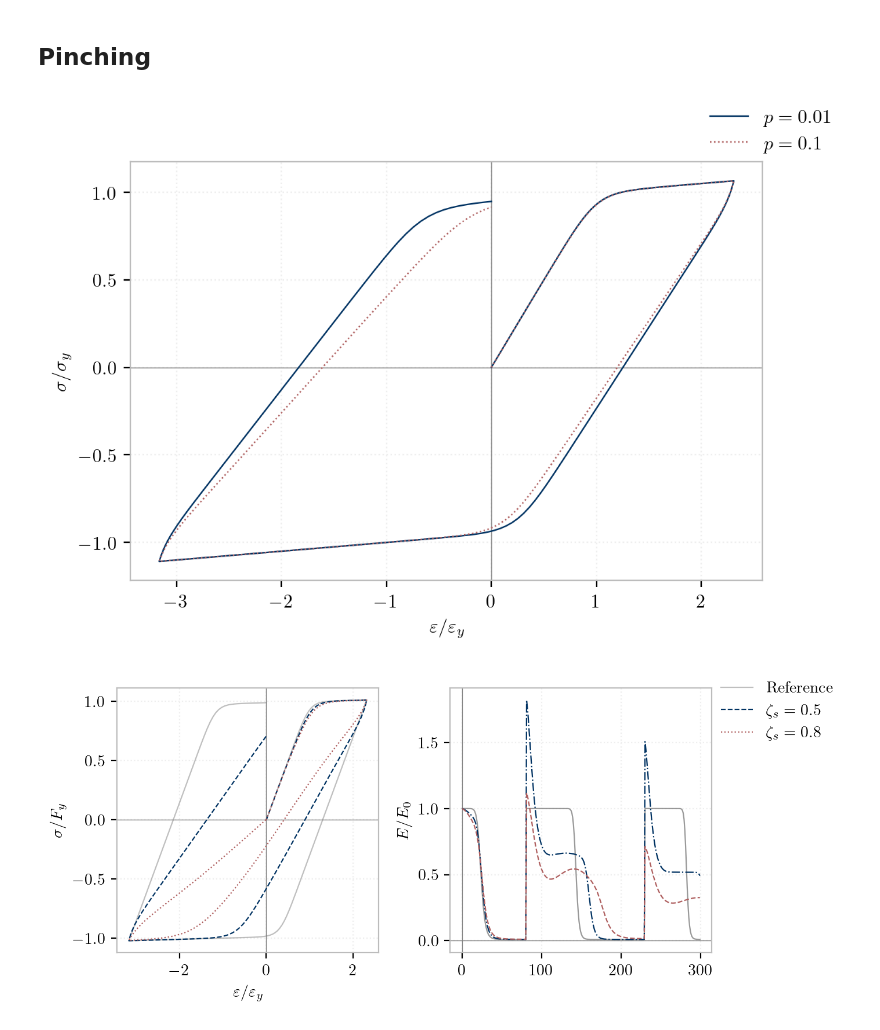
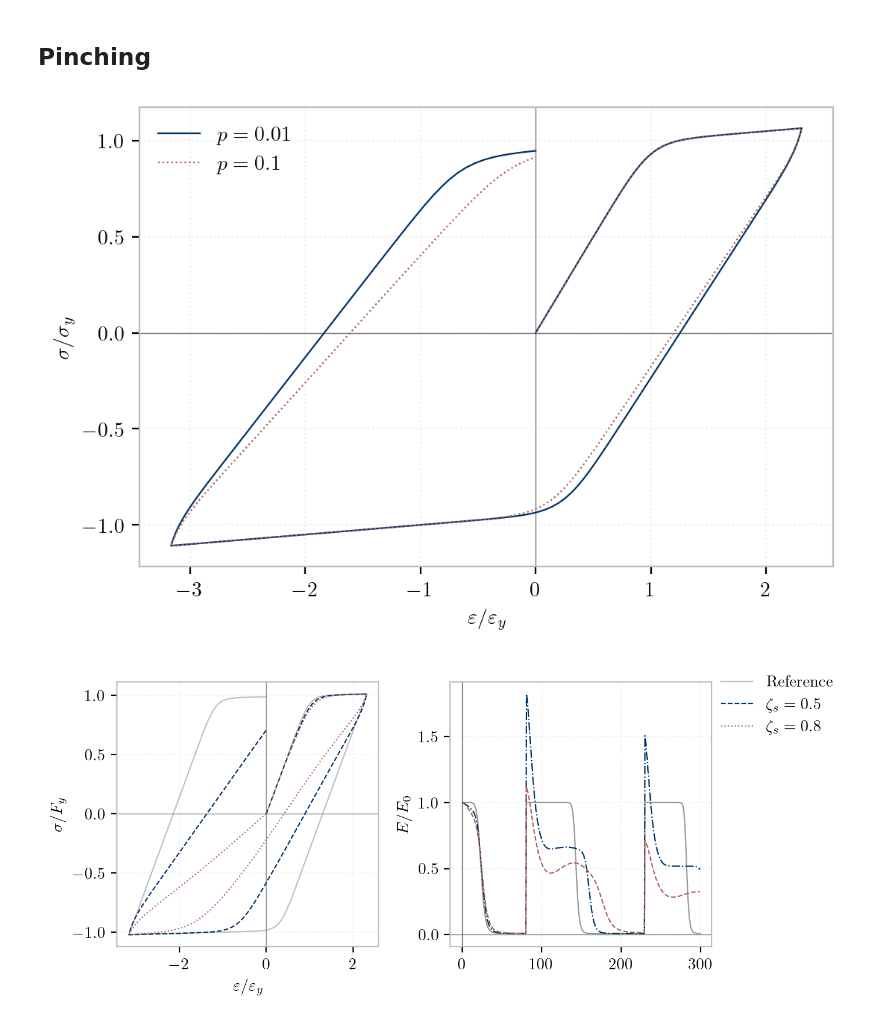
Before and after one commit to peer-open-source/benchmarks, a Jupyter notebook: benchmarks/material-0004/main.ipynb, the cells around one changed output. Drawn from its saved outputs; the diff is of its cells as text; code cells hidden in the pictures.

```diff
--- a/benchmarks/material-0004/main.ipynb
+++ b/benchmarks/material-0004/main.ipynb
@@ -7,9 +7,12 @@ import xara
 import itertools
 import matplotlib.pyplot as plt
 from matplotlib.gridspec import GridSpec
-plt.style.use("veux-web")
+try:
+    plt.style.use("veux-web")
+except:
+    pass
 import numpy as np
-from opensees.units.english import ksi
+from xara.units.english import ksi
 
 def create_figure():
     fig, ax = plt.subplots(figsize=(6, 4)) # 5,3
@@ -21,7 +24,7 @@ def create_figure():
     return fig, ax
 
 
-class Plot:
+class PlotStrainTest:
     def __init__(self, strain, reference=None, label=None):
         self._strain = strain
         self._label = label
@@ -213,35 +215,35 @@ strain = 3*np.sin(np.linspace(0, 2.0*np.pi, 300))*np.linspace(0.8, 1.1, 300)**2
 fig, ax = create_figure()
 
 material = {
     "E": Es,
     "Fy": Fy,
     "alpha": 0.05,
     "beta": 1.5,
     "n": 10,
     # "pinch_slope": 1,
     "pinch_start": 0.0,
     "pinch_slip": 1,
     "pinch_rate": 1,
     "pinch_size": 1,
     "pinch_lamda": 0.8
 }
 
 
 with xara.UniaxialMaterial("BWBF", pinch_slope=0.06, **material) as m:
     stress = [m.getStress(e*Fy/Es, commit=True)/Fy for e in strain]
     ax.plot(strain, stress, "-", label=r"$p = 0.01$")
 
 
 with xara.UniaxialMaterial("BWBF", pinch_slope=0.10, **material) as m:
     stress = [m.getStress(e*Fy/Es, commit=True)/Fy for e in strain]
     ax.plot(strain, stress, ":", label=r"$p = 0.1$")
 
 
 ax.set_xlabel(r"$\varepsilon/\varepsilon_y$")
 ax.set_ylabel(r"$\sigma/\sigma_y$")
-fig.legend();
+ax.legend();
 # %% [output]
-[figure, old version]
+[figure, new version]
 # %%
 
 reference = {
```
Also changed, not shown: parts of 5 cells of this notebook.
